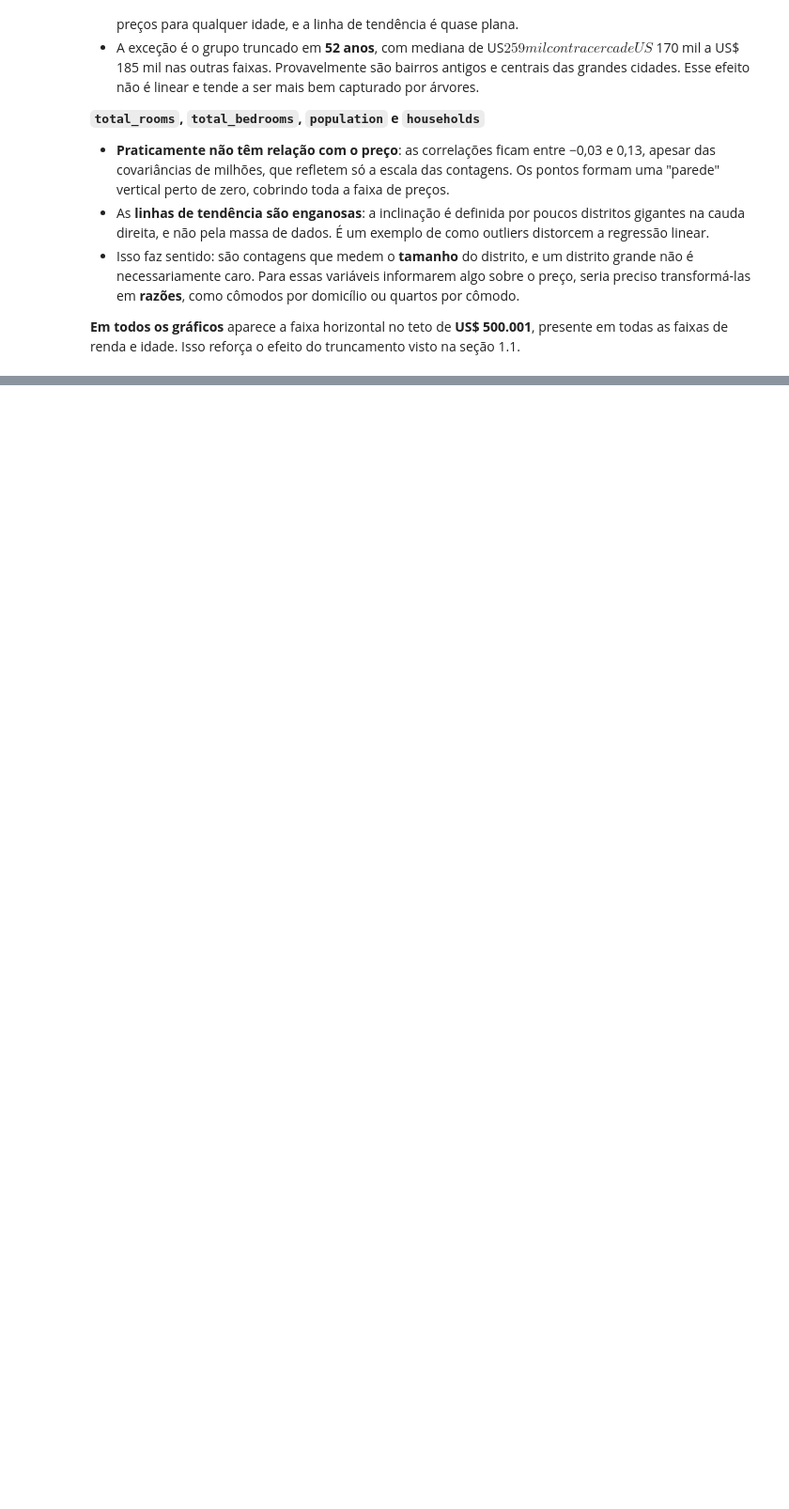
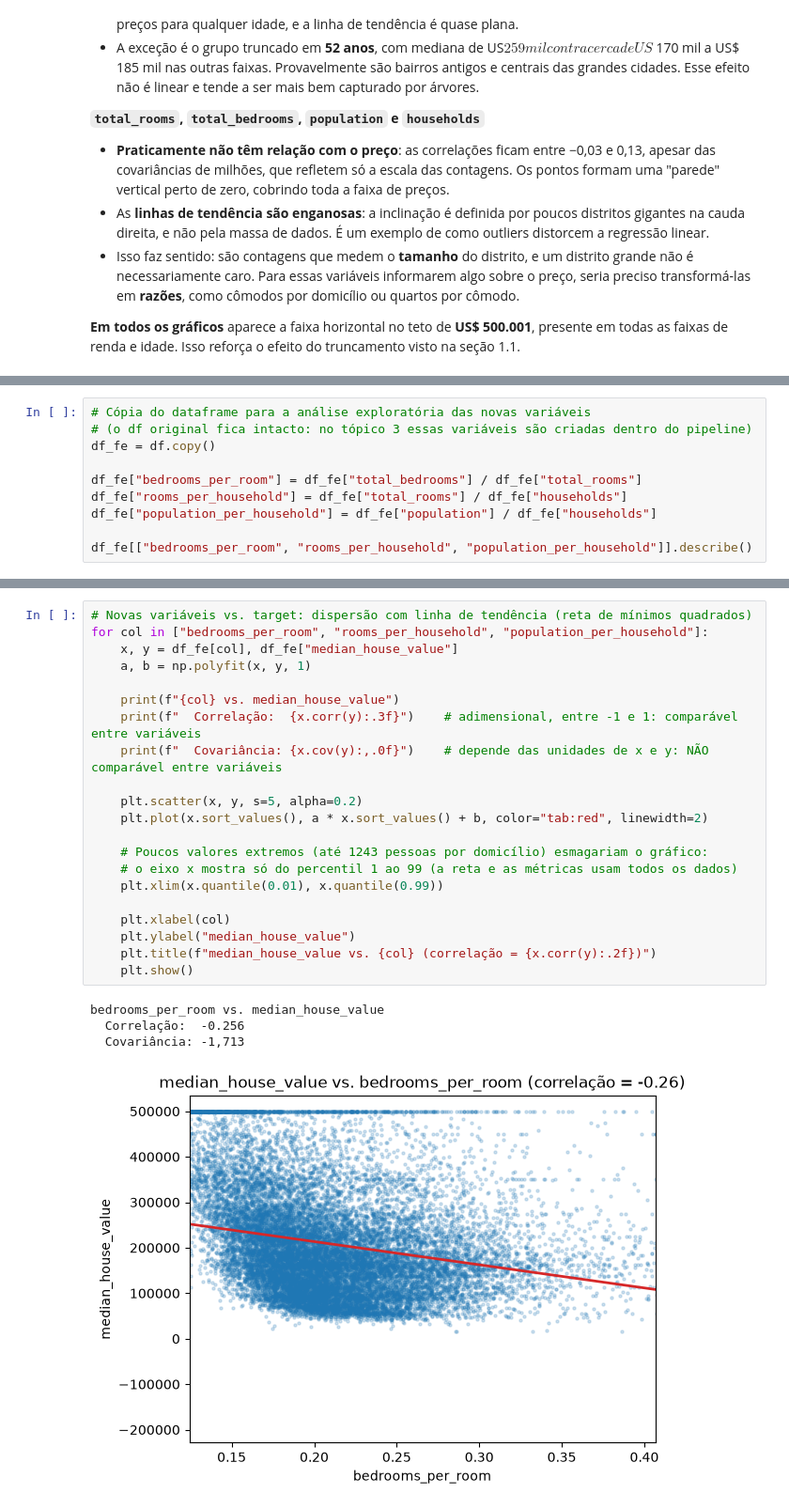
Before and after one commit to iranhonorato/modelagem-preditiva-aps, a Jupyter notebook: src/notebooks/dados_california.ipynb, the cells around one changed output, grey strips where cells are left out. Shown at 94% size. Cells and saved outputs as stored; diff of their text form; blank space fills up the shorter version.

```diff
--- a/src/notebooks/dados_california.ipynb
+++ b/src/notebooks/dados_california.ipynb
@@ -266,0 +277,10 @@ households vs. median_house_value
+# %%
+# Cópia do dataframe para a análise exploratória das novas variáveis
+# (o df original fica intacto: no tópico 3 essas variáveis são criadas dentro do pipeline)
+df_fe = df.copy()
+
+df_fe["bedrooms_per_room"] = df_fe["total_bedrooms"] / df_fe["total_rooms"]
+df_fe["rooms_per_household"] = df_fe["total_rooms"] / df_fe["households"]
+df_fe["population_per_household"] = df_fe["population"] / df_fe["households"]
+
+df_fe[["bedrooms_per_room", "rooms_per_household", "population_per_household"]].describe()
@@ -266,0 +297,26 @@ households vs. median_house_value
+# %%
+# Novas variáveis vs. target: dispersão com linha de tendência (reta de mínimos quadrados)
+for col in ["bedrooms_per_room", "rooms_per_household", "population_per_household"]:
+    x, y = df_fe[col], df_fe["median_house_value"]
+    a, b = np.polyfit(x, y, 1)
+
+    print(f"{col} vs. median_house_value")
+    print(f"  Correlação:  {x.corr(y):.3f}")    # adimensional, entre -1 e 1: comparável entre variáveis
+    print(f"  Covariância: {x.cov(y):,.0f}")    # depende das unidades de x e y: NÃO comparável entre variáveis
+
+    plt.scatter(x, y, s=5, alpha=0.2)
+    plt.plot(x.sort_values(), a * x.sort_values() + b, color="tab:red", linewidth=2)
+
+    # Poucos valores extremos (até 1243 pessoas por domicílio) esmagariam o gráfico:
+    # o eixo x mostra só do percentil 1 ao 99 (a reta e as métricas usam todos os dados)
+    plt.xlim(x.quantile(0.01), x.quantile(0.99))
+
+    plt.xlabel(col)
+    plt.ylabel("median_house_value")
+    plt.title(f"median_house_value vs. {col} (correlação = {x.corr(y):.2f})")
+    plt.show()
+# %% [output]
+bedrooms_per_room vs. median_house_value
+  Correlação:  -0.256
+  Covariância: -1,713
+[figure, added]
```
Also changed, not shown: parts of 18 cells of this notebook.
